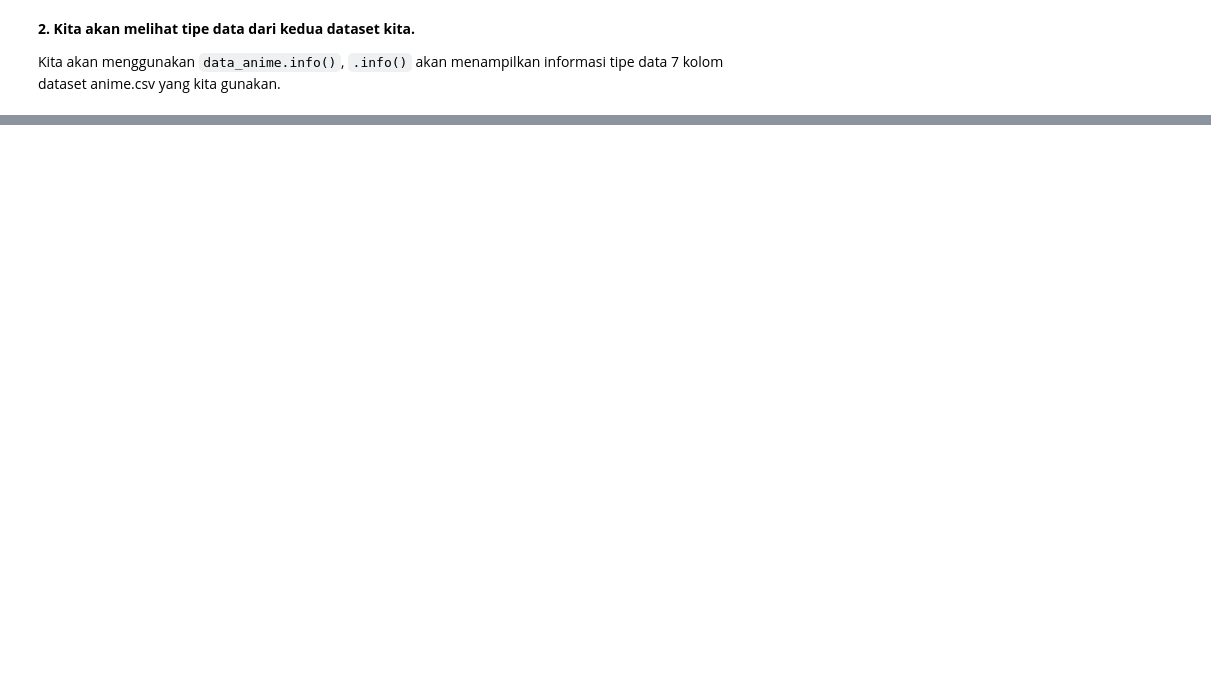
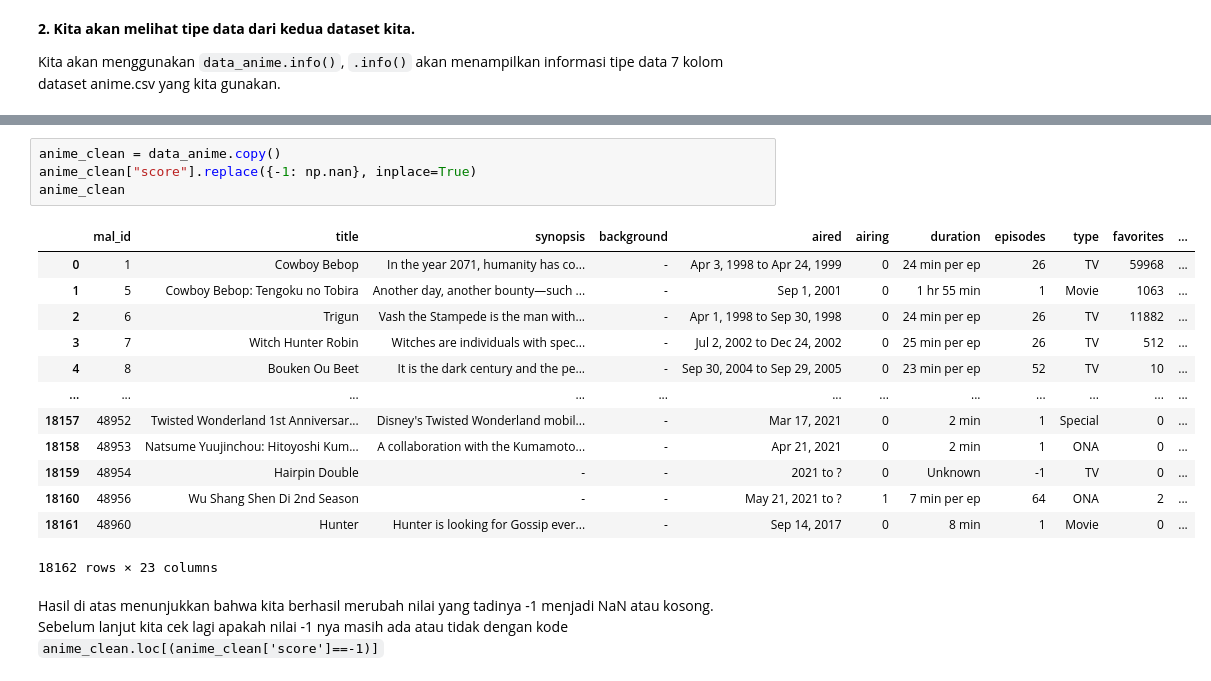
Before and after one commit to izzul112/ML_BMLT-Proyek_Akhir-Sistem_Rekomendasi-Anime, a Jupyter notebook: Proyek_Akhir_Sistem_Rekomendasi.ipynb, the cells around one changed output, grey strips where cells are left out. Cells and saved outputs as stored; diff of their text form; blank space fills up the shorter version.

```diff
--- a/Proyek_Akhir_Sistem_Rekomendasi.ipynb
+++ b/Proyek_Akhir_Sistem_Rekomendasi.ipynb
@@ -284,0 +271,20 @@ dtype: int64
+# %%
+anime_clean = data_anime.copy()
+anime_clean["score"].replace({-1: np.nan}, inplace=True)
+anime_clean
+# %% [output]
+|  | mal_id | title | synopsis | background | aired | airing | duration | episodes | type | favorites | ... |
+| 0 | 1 | Cowboy Bebop | In the year 2071, humanity has co... | - | Apr 3, 1998 to Apr 24, 1999 | 0 | 24 min per ep | 26 | TV | 59968 | ... |
+| 1 | 5 | Cowboy Bebop: Tengoku no Tobira | Another day, another bounty—such ... | - | Sep 1, 2001 | 0 | 1 hr 55 min | 1 | Movie | 1063 | ... |
+| 2 | 6 | Trigun | Vash the Stampede is the man with... | - | Apr 1, 1998 to Sep 30, 1998 | 0 | 24 min per ep | 26 | TV | 11882 | ... |
+| 3 | 7 | Witch Hunter Robin | Witches are individuals with spec... | - | Jul 2, 2002 to Dec 24, 2002 | 0 | 25 min per ep | 26 | TV | 512 | ... |
+| 4 | 8 | Bouken Ou Beet | It is the dark century and the pe... | - | Sep 30, 2004 to Sep 29, 2005 | 0 | 23 min per ep | 52 | TV | 10 | ... |
+| ... | ... | ... | ... | ... | ... | ... | ... | ... | ... | ... | ... |
+| 18157 | 48952 | Twisted Wonderland 1st Anniversar... | Disney's Twisted Wonderland mobil... | - | Mar 17, 2021 | 0 | 2 min | 1 | Special | 0 | ... |
+| 18158 | 48953 | Natsume Yuujinchou: Hitoyoshi Kum... | A collaboration with the Kumamoto... | - | Apr 21, 2021 | 0 | 2 min | 1 | ONA | 0 | ... |
+| 18159 | 48954 | Hairpin Double | - | - | 2021 to ? | 0 | Unknown | -1 | TV | 0 | ... |
+| 18160 | 48956 | Wu Shang Shen Di 2nd Season | - | - | May 21, 2021 to ? | 1 | 7 min per ep | 64 | ONA | 2 | ... |
+| 18161 | 48960 | Hunter | Hunter is looking for Gossip ever... | - | Sep 14, 2017 | 0 | 8 min | 1 | Movie | 0 | ... |
+18162 rows × 23 columns
+# %% [markdown]
+Hasil di atas menunjukkan bahwa kita berhasil merubah nilai yang tadinya -1 menjadi NaN atau kosong. Sebelum lanjut kita cek lagi apakah nilai -1 nya masih ada atau tidak dengan kode `anime_clean.loc[(anime_clean['score']==-1)]`
```
Also changed, not shown: parts of 67 cells of this notebook.
